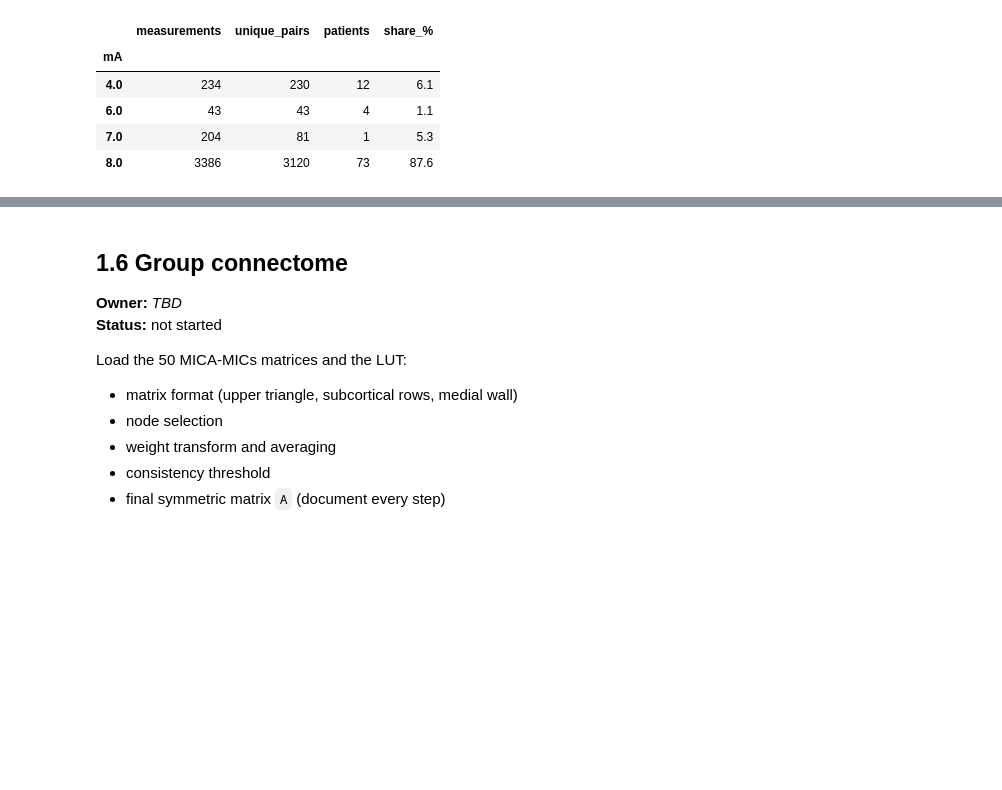
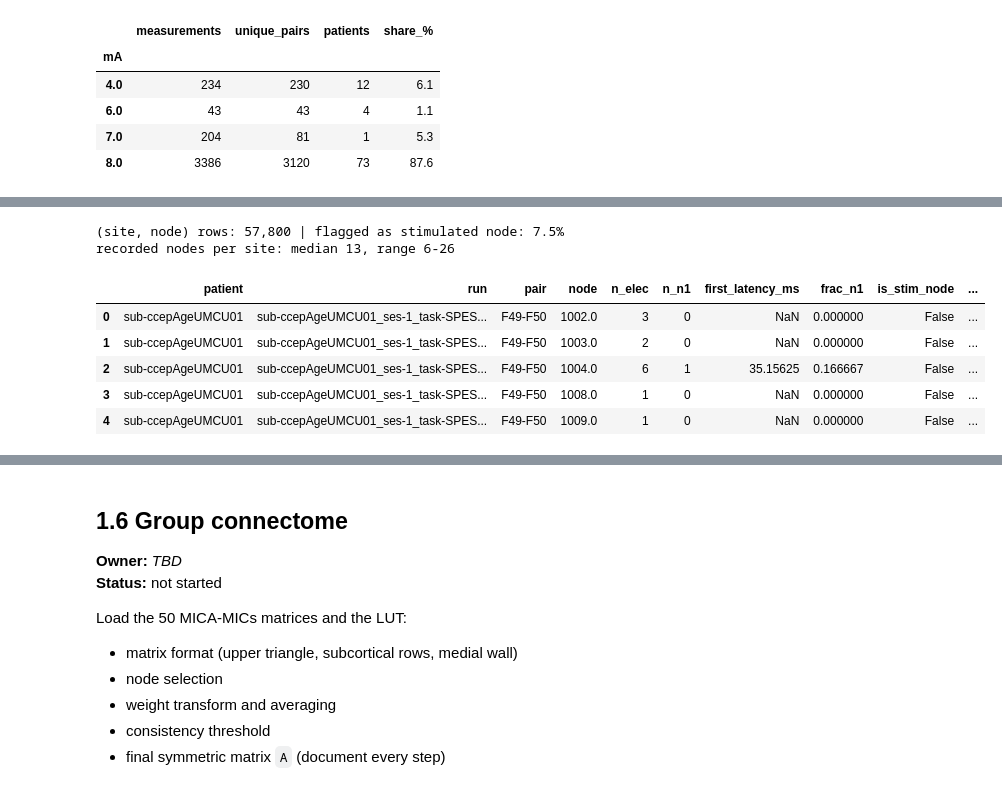
Before and after one commit to SriVidyaYeluripati/control-vs-strength, a Jupyter notebook: notebooks/main.ipynb, the cells around one changed output, grey strips where cells are left out. Saved outputs shown, nothing was run; the diff lists cells and outputs as text; code cells hidden in the pictures; blank space fills up the shorter version.

```diff
--- a/notebooks/main.ipynb
+++ b/notebooks/main.ipynb
@@ -334,0 +416,30 @@ Map each electrode to a connectome node via `Destrieux_label` + `hemisphere`. De
+# %%
+site_key = ["patient", "run", "pair"]
+rec = resp_kept.copy()
+rec["node"] = node_lookup.reindex(list(zip(rec["patient"], rec["channel"]))).to_numpy()
+assert rec["node"].notna().all()                     # guaranteed by the no_label rule in 1.3
+
+reg = (rec.groupby(site_key + ["node"])
+          .agg(n_elec=("n1", "size"), n_n1=("n1", "sum"), first_latency_ms=("latency_ms", "min"))
+          .reset_index())
+reg["frac_n1"] = reg["n_n1"] / reg["n_elec"]
+reg = reg.merge(sites[site_key + ["stim_node_a", "stim_node_b"]], on=site_key)
+reg["is_stim_node"] = (reg["node"] == reg["stim_node_a"]) | (reg["node"] == reg["stim_node_b"])
+reg = reg.drop(columns=["stim_node_a", "stim_node_b"])
+reg["node_name"] = reg["node"].map(lut_name)
+
+print(f"(site, node) rows: {len(reg):,} | flagged as stimulated node: {reg['is_stim_node'].mean():.1%}")
+if DROP_STIM_REGION_FROM_RECORDED:
+    reg = reg[~reg["is_stim_node"]]
+print(f"recorded nodes per site: median {reg.groupby(site_key).size().median():.0f}, "
+      f"range {reg.groupby(site_key).size().min()}-{reg.groupby(site_key).size().max()}")
+reg.head()
+# %% [output]
+(site, node) rows: 57,800 | flagged as stimulated node: 7.5%
+recorded nodes per site: median 13, range 6-26
+|  | patient | run | pair | node | n_elec | n_n1 | first_latency_ms | frac_n1 | is_stim_node | ... |
+| 0 | sub-ccepAgeUMCU01 | sub-ccepAgeUMCU01_ses-1_task-SPES... | F49-F50 | 1002.0 | 3 | 0 | NaN | 0.000000 | False | ... |
+| 1 | sub-ccepAgeUMCU01 | sub-ccepAgeUMCU01_ses-1_task-SPES... | F49-F50 | 1003.0 | 2 | 0 | NaN | 0.000000 | False | ... |
+| 2 | sub-ccepAgeUMCU01 | sub-ccepAgeUMCU01_ses-1_task-SPES... | F49-F50 | 1004.0 | 6 | 1 | 35.15625 | 0.166667 | False | ... |
+| 3 | sub-ccepAgeUMCU01 | sub-ccepAgeUMCU01_ses-1_task-SPES... | F49-F50 | 1008.0 | 1 | 0 | NaN | 0.000000 | False | ... |
+| 4 | sub-ccepAgeUMCU01 | sub-ccepAgeUMCU01_ses-1_task-SPES... | F49-F50 | 1009.0 | 1 | 0 | NaN | 0.000000 | False | ... |
```
Also changed, not shown: parts of 12 cells of this notebook, 3 other files.
